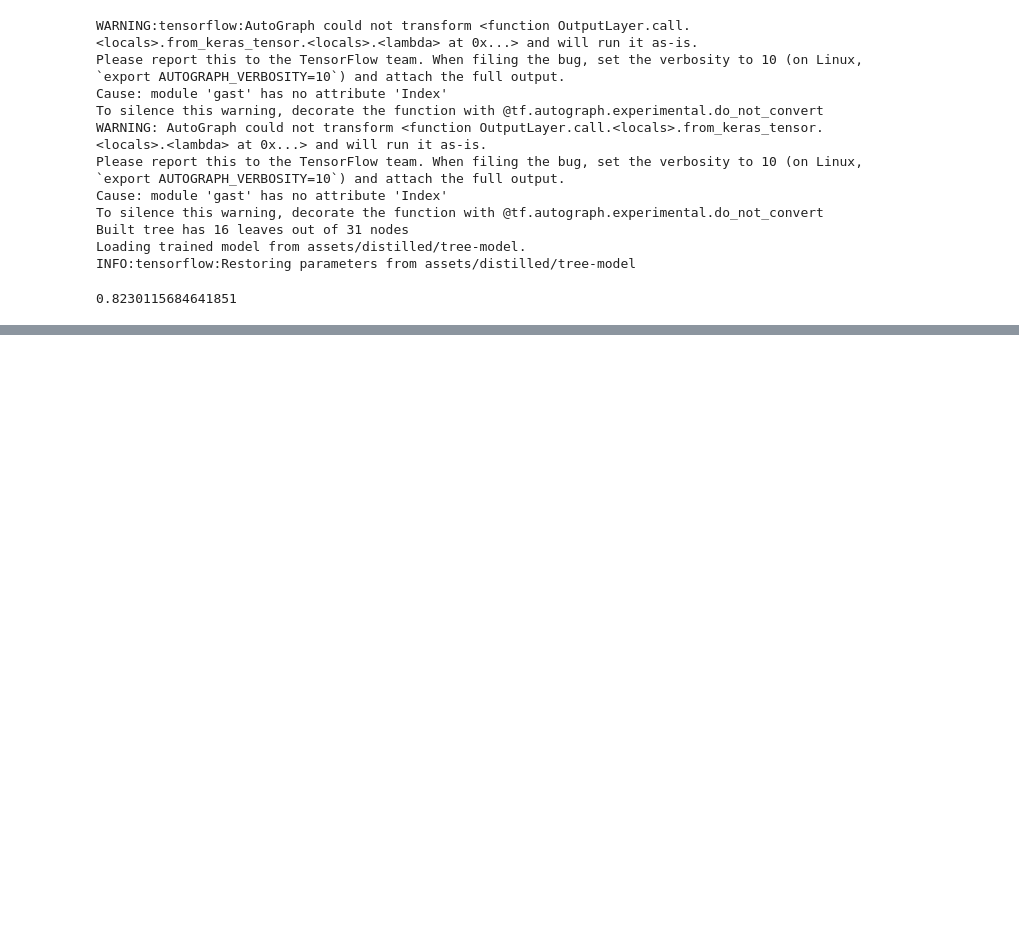
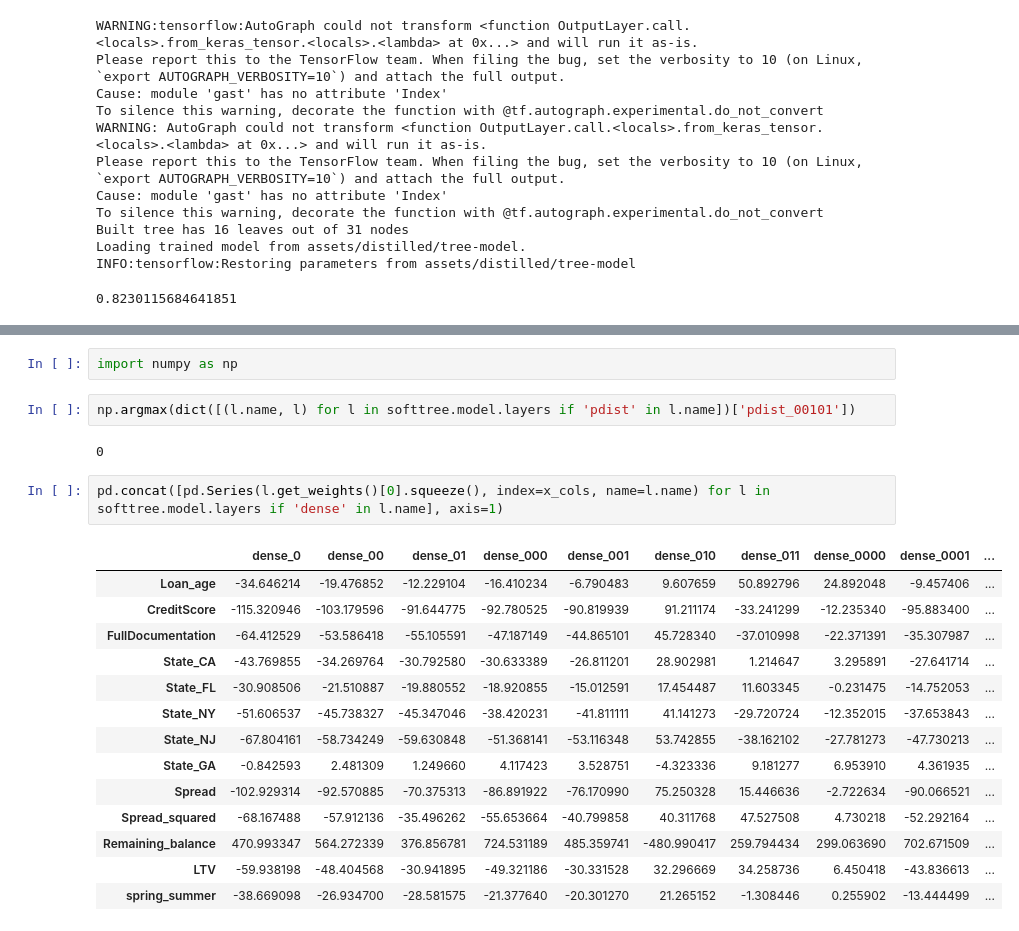
Before and after one commit to Garorod/XGBTimeSeries, a Jupyter notebook: notebooks/assignment3.ipynb, the cells around one changed output, grey strips where cells are left out. Saved outputs shown, nothing was run; the diff lists cells and outputs as text; blank space fills up the shorter version.

```diff
--- a/notebooks/assignment3.ipynb
+++ b/notebooks/assignment3.ipynb
@@ -242,0 +259,23 @@ INFO:tensorflow:Restoring parameters from assets/distilled/tree-model
+# %%
+import numpy as np
+# %%
+np.argmax(dict([(l.name, l) for l in softtree.model.layers if 'pdist' in l.name])['pdist_00101'])
+# %% [output]
+0
+# %%
+pd.concat([pd.Series(l.get_weights()[0].squeeze(), index=x_cols, name=l.name) for l in softtree.model.layers if 'dense' in l.name], axis=1)
+# %% [output]
+|  | dense_0 | dense_00 | dense_01 | dense_000 | dense_001 | dense_010 | dense_011 | dense_0000 | dense_0001 | ... |
+| Loan_age | -34.646214 | -19.476852 | -12.229104 | -16.410234 | -6.790483 | 9.607659 | 50.892796 | 24.892048 | -9.457406 | ... |
+| CreditScore | -115.320946 | -103.179596 | -91.644775 | -92.780525 | -90.819939 | 91.211174 | -33.241299 | -12.235340 | -95.883400 | ... |
+| FullDocumentation | -64.412529 | -53.586418 | -55.105591 | -47.187149 | -44.865101 | 45.728340 | -37.010998 | -22.371391 | -35.307987 | ... |
+| State_CA | -43.769855 | -34.269764 | -30.792580 | -30.633389 | -26.811201 | 28.902981 | 1.214647 | 3.295891 | -27.641714 | ... |
+| State_FL | -30.908506 | -21.510887 | -19.880552 | -18.920855 | -15.012591 | 17.454487 | 11.603345 | -0.231475 | -14.752053 | ... |
+| State_NY | -51.606537 | -45.738327 | -45.347046 | -38.420231 | -41.811111 | 41.141273 | -29.720724 | -12.352015 | -37.653843 | ... |
+| State_NJ | -67.804161 | -58.734249 | -59.630848 | -51.368141 | -53.116348 | 53.742855 | -38.162102 | -27.781273 | -47.730213 | ... |
+| State_GA | -0.842593 | 2.481309 | 1.249660 | 4.117423 | 3.528751 | -4.323336 | 9.181277 | 6.953910 | 4.361935 | ... |
+| Spread | -102.929314 | -92.570885 | -70.375313 | -86.891922 | -76.170990 | 75.250328 | 15.446636 | -2.722634 | -90.066521 | ... |
+| Spread_squared | -68.167488 | -57.912136 | -35.496262 | -55.653664 | -40.799858 | 40.311768 | 47.527508 | 4.730218 | -52.292164 | ... |
+| Remaining_balance | 470.993347 | 564.272339 | 376.856781 | 724.531189 | 485.359741 | -480.990417 | 259.794434 | 299.063690 | 702.671509 | ... |
+| LTV | -59.938198 | -48.404568 | -30.941895 | -49.321186 | -30.331528 | 32.296669 | 34.258736 | 6.450418 | -43.836613 | ... |
+| spring_summer | -38.669098 | -26.934700 | -28.581575 | -21.377640 | -20.301270 | 21.265152 | -1.308446 | 0.255902 | -13.444499 | ... |
```
Also changed, not shown: parts of 2 cells of this notebook.
